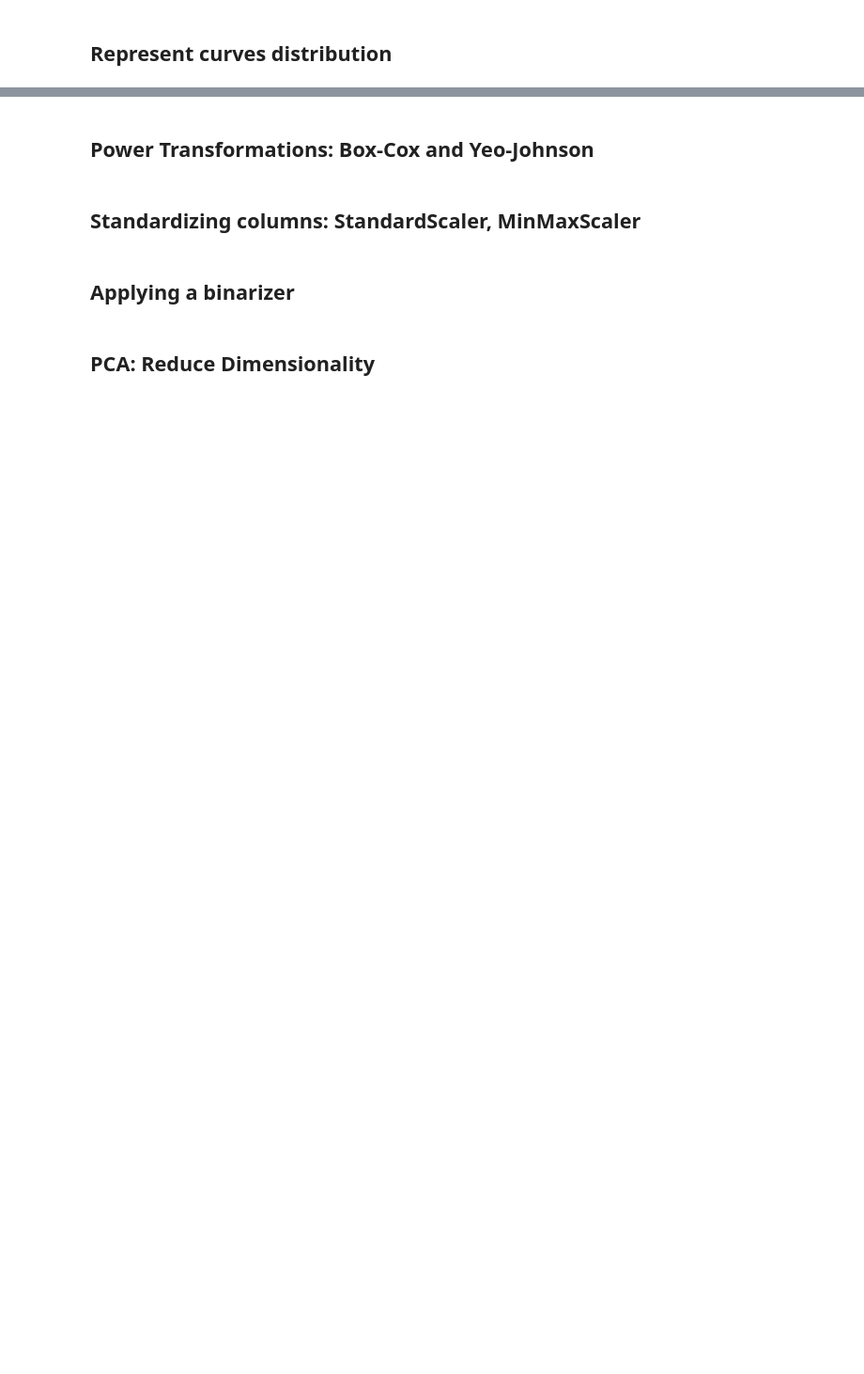
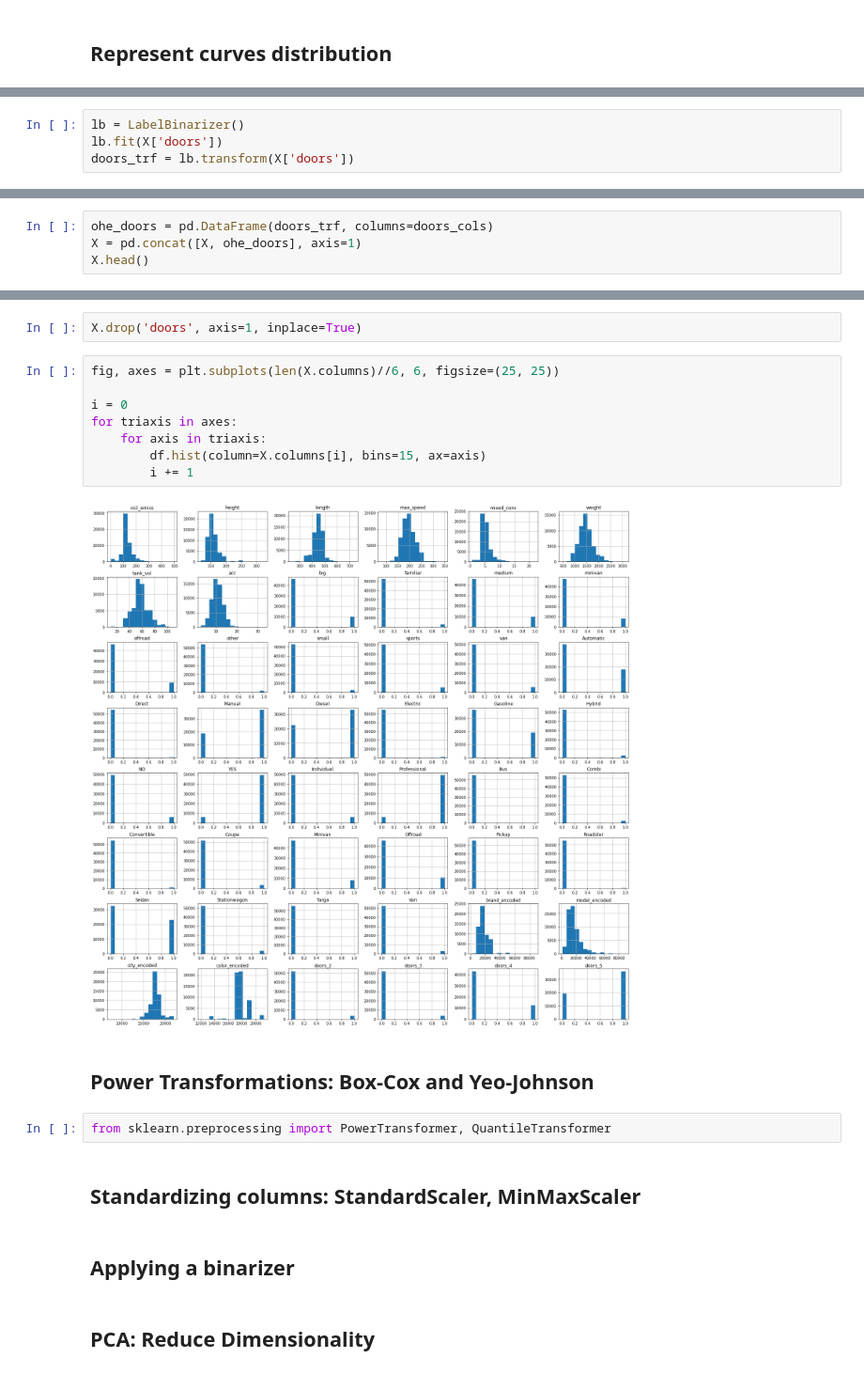
Before and after one commit to caresppen/UsedCarsAppraiser, a Jupyter notebook: notebooks/09_Column_Transformation.ipynb, the cells around one changed output, grey strips where cells are left out. Shown: that part at 94% size. Drawn from its saved outputs; the diff is of its cells as text; blank space fills up the shorter version.

```diff
--- a/notebooks/09_Column_Transformation.ipynb
+++ b/notebooks/09_Column_Transformation.ipynb
@@ -37,0 +44,4 @@ for triaxis in axes:
+# %%
+lb = LabelBinarizer()
+lb.fit(X['doors'])
+doors_trf = lb.transform(X['doors'])
@@ -37,0 +57,4 @@ for triaxis in axes:
+# %%
+ohe_doors = pd.DataFrame(doors_trf, columns=doors_cols)
+X = pd.concat([X, ohe_doors], axis=1)
+X.head()
@@ -38,5 +69,19 @@ for triaxis in axes:
+# %%
+X.drop('doors', axis=1, inplace=True)
+# %%
+fig, axes = plt.subplots(len(X.columns)//6, 6, figsize=(25, 25))
+
+i = 0
+for triaxis in axes:
+    for axis in triaxis:
+        df.hist(column=X.columns[i], bins=15, ax=axis)
+        i += 1
+# %% [output]
+[figure, added]
 # %% [markdown]
 ## Power Transformations: Box-Cox and Yeo-Johnson
+# %%
+from sklearn.preprocessing import PowerTransformer, QuantileTransformer
 # %% [markdown]
 ## Standardizing columns: StandardScaler, MinMaxScaler
 # %% [markdown]
```
Also changed, not shown: parts of 7 cells of this notebook, 7 other files.
